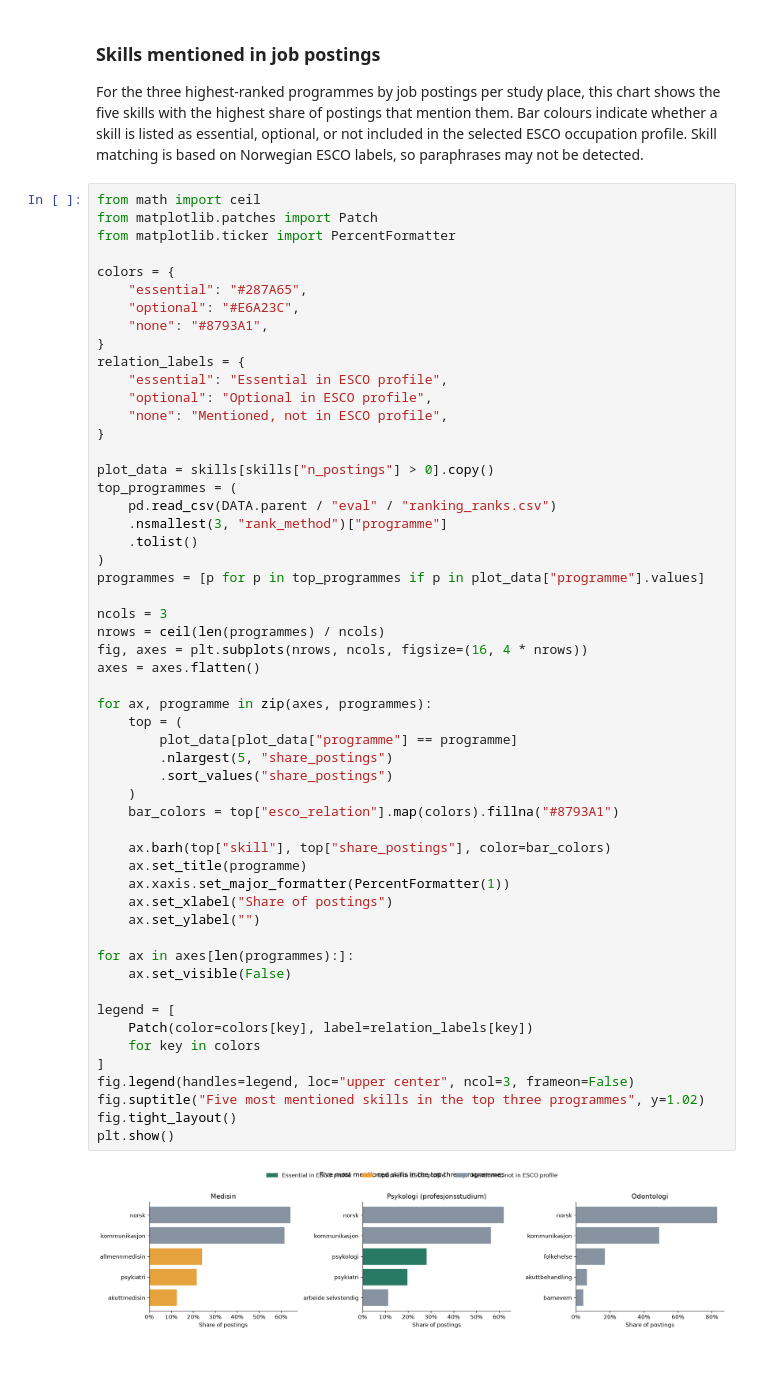
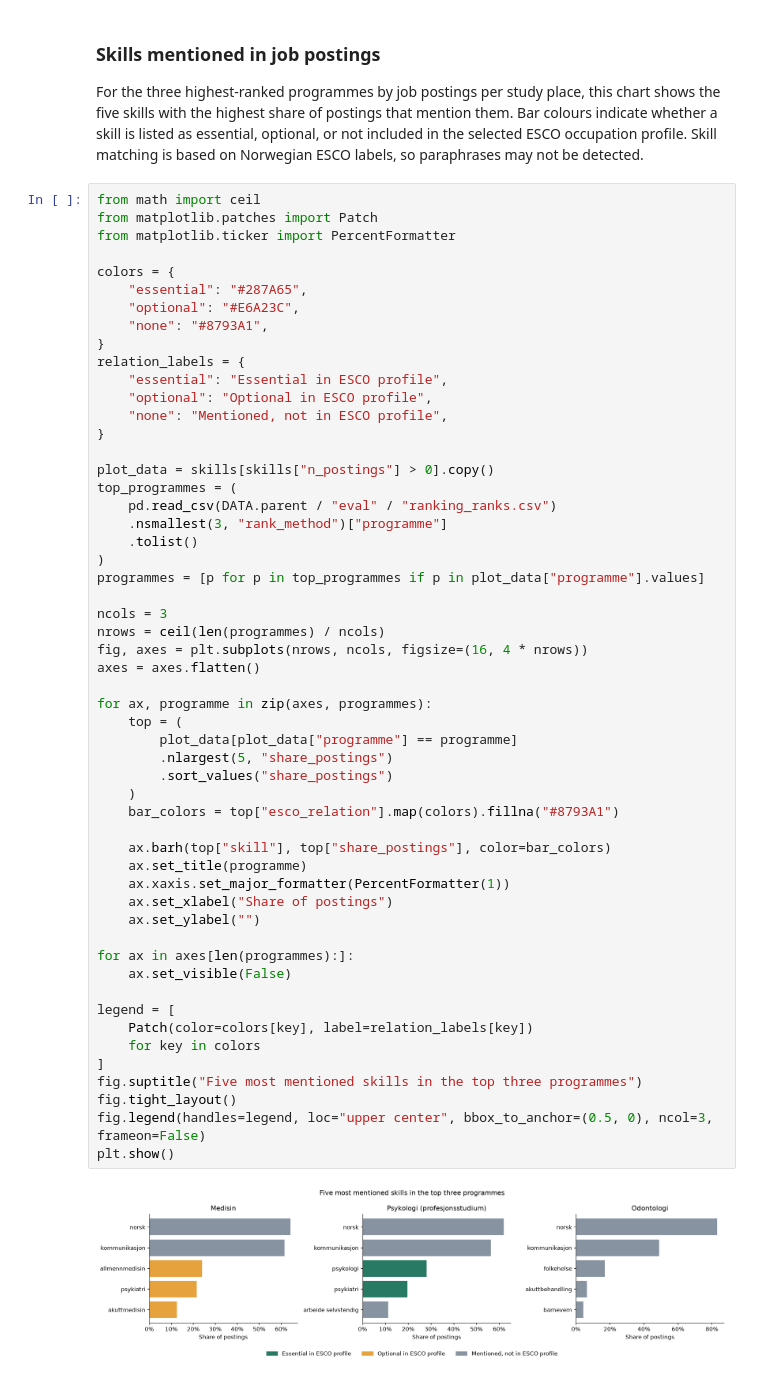
Before and after one commit to marennodenes/mind-the-gap, a Jupyter notebook: notebooks/01_data_overview.ipynb, the cells around one changed output. Cells and saved outputs as stored; diff of their text form.

Commit message:
fix: legends on two figures in data overview

```diff
--- a/notebooks/01_data_overview.ipynb
+++ b/notebooks/01_data_overview.ipynb
@@ -167,33 +167,33 @@ programmes = [p for p in top_programmes if p in plot_data["programme"].values]
 
 ncols = 3
 nrows = ceil(len(programmes) / ncols)
 fig, axes = plt.subplots(nrows, ncols, figsize=(16, 4 * nrows))
 axes = axes.flatten()
 
 for ax, programme in zip(axes, programmes):
     top = (
         plot_data[plot_data["programme"] == programme]
         .nlargest(5, "share_postings")
         .sort_values("share_postings")
     )
     bar_colors = top["esco_relation"].map(colors).fillna("#8793A1")
 
     ax.barh(top["skill"], top["share_postings"], color=bar_colors)
     ax.set_title(programme)
     ax.xaxis.set_major_formatter(PercentFormatter(1))
     ax.set_xlabel("Share of postings")
     ax.set_ylabel("")
 
 for ax in axes[len(programmes):]:
     ax.set_visible(False)
 
 legend = [
     Patch(color=colors[key], label=relation_labels[key])
     for key in colors
 ]
-fig.legend(handles=legend, loc="upper center", ncol=3, frameon=False)
-fig.suptitle("Five most mentioned skills in the top three programmes", y=1.02)
+fig.suptitle("Five most mentioned skills in the top three programmes")
 fig.tight_layout()
+fig.legend(handles=legend, loc="upper center", bbox_to_anchor=(0.5, 0), ncol=3, frameon=False)
 plt.show()
 # %% [output]
-[figure, old version]
+[figure, new version]
```
Also changed, not shown: parts of 1 cell of this notebook, 2 other files.
